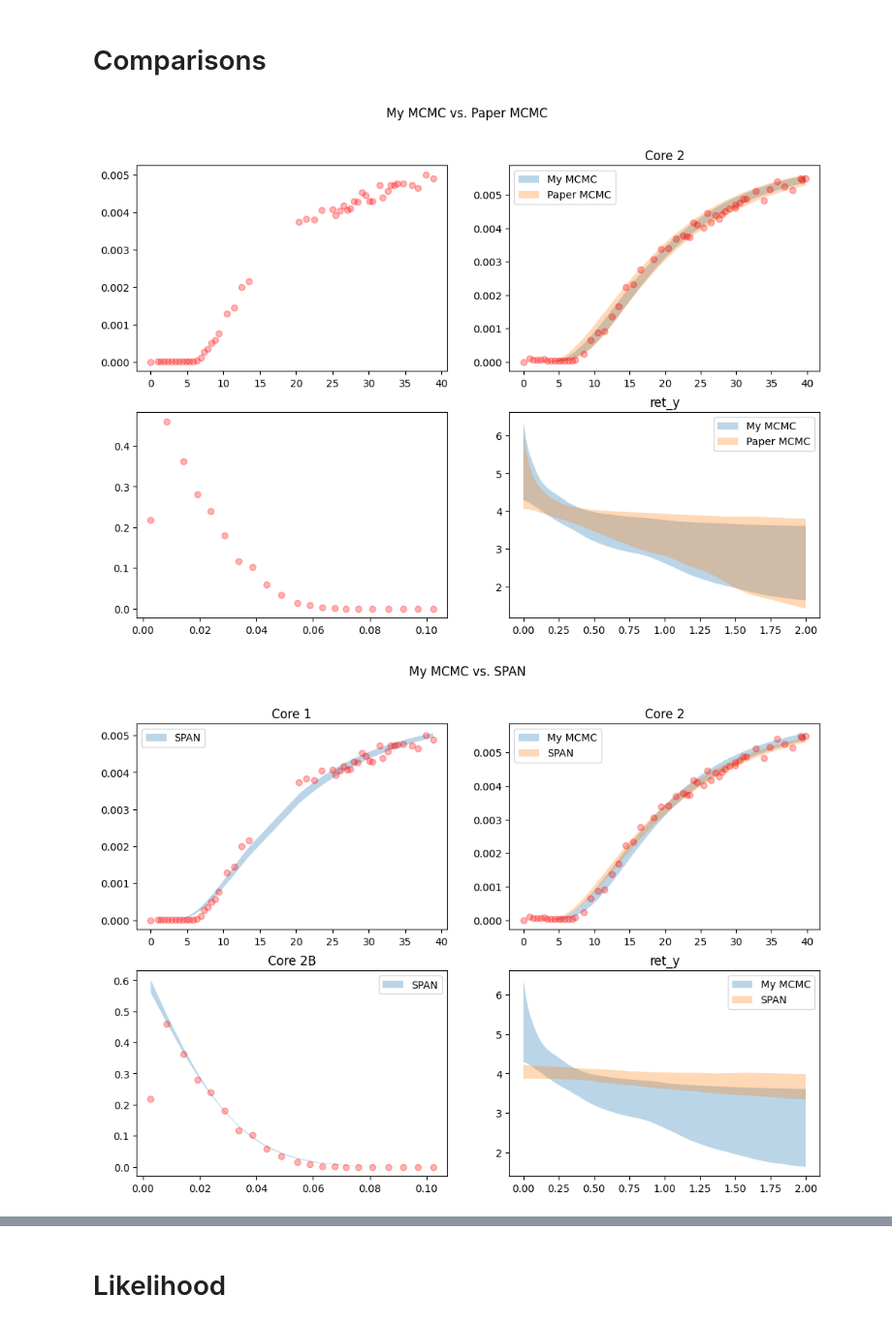
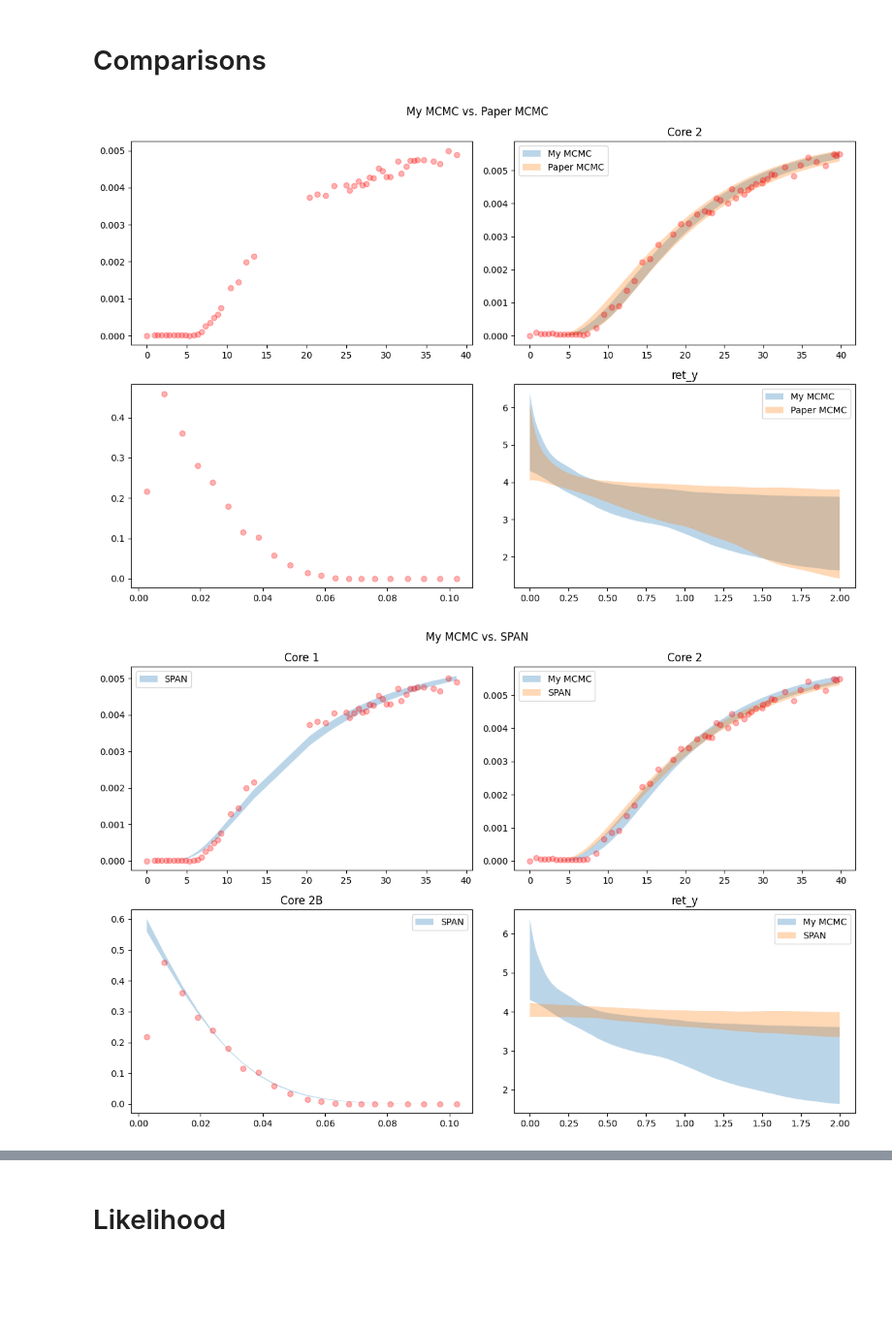
Before and after one commit to RiccardoFrenner/finn-nnpie, a Jupyter notebook: news/news_29102024.ipynb, the cells around one changed output, grey strips where cells are left out. Shown at 97% size. Cells and saved outputs as stored; diff of their text form; code cells hidden in the pictures; blank space fills up the shorter version.

Commit message:
latex and plots and meeting

```diff
--- a/news/news_29102024.ipynb
+++ b/news/news_29102024.ipynb
@@ -466,32 +466,33 @@ for method1, method2 in itertools.combinations(methods, 2):
     for method in [method1, method2]:
         samples, name = method
 
         for ax_idx, data_name in enumerate(["Core 1", "Core 2", "Core 2B", "ret_y"]):
             attr_name = data_name.replace(" ", "").lower()
             upper, lower = upper_lower_from_name(samples, name, attr_name)
             if upper is None or lower is None:
                 continue
 
             if attr_name == "ret_y":
                 x = samples.ret_x
             elif attr_name == "core2b":
                 x = np.linspace(
                     0,
                     lib.load_exp_conf("Core 2B")["X"],
                     int(lib.load_exp_conf("Core 2B")["Nx"]),
                 )
                 if x.shape[0] != lower.shape[0]:
                     x = lib.load_exp_data_numpy("Core 2B")[0]
             else:
                 x = lib.load_exp_data_numpy(data_name)[0]
             # print(x.shape, lower.shape, upper.shape, attr_name, name)
             axs.flat[ax_idx].fill_between(
                 x, lower, upper, **PI_PLOT_KWARGS, label=f"{name}"
             )
             axs.flat[ax_idx].set_title(f"{data_name}")
             axs.flat[ax_idx].legend()
 
+    plt.tight_layout()
     fig.savefig(f"../paper/figs/finn_{method1[1]}vs{method2[1]}_PIs.png")
 # %% [output]
-[figure, old version]
+[figure, new version]
-[figure, old version]
+[figure, new version]
```
Also changed, not shown: parts of 6 cells of this notebook, 20 other files.
